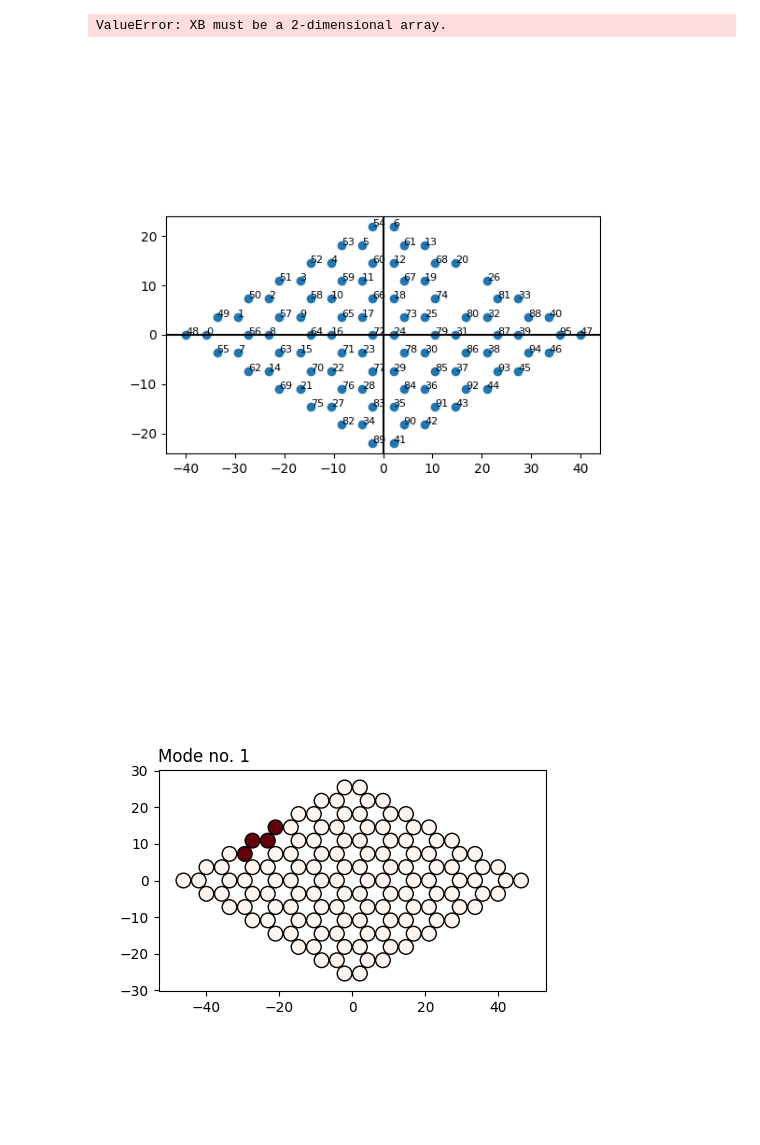
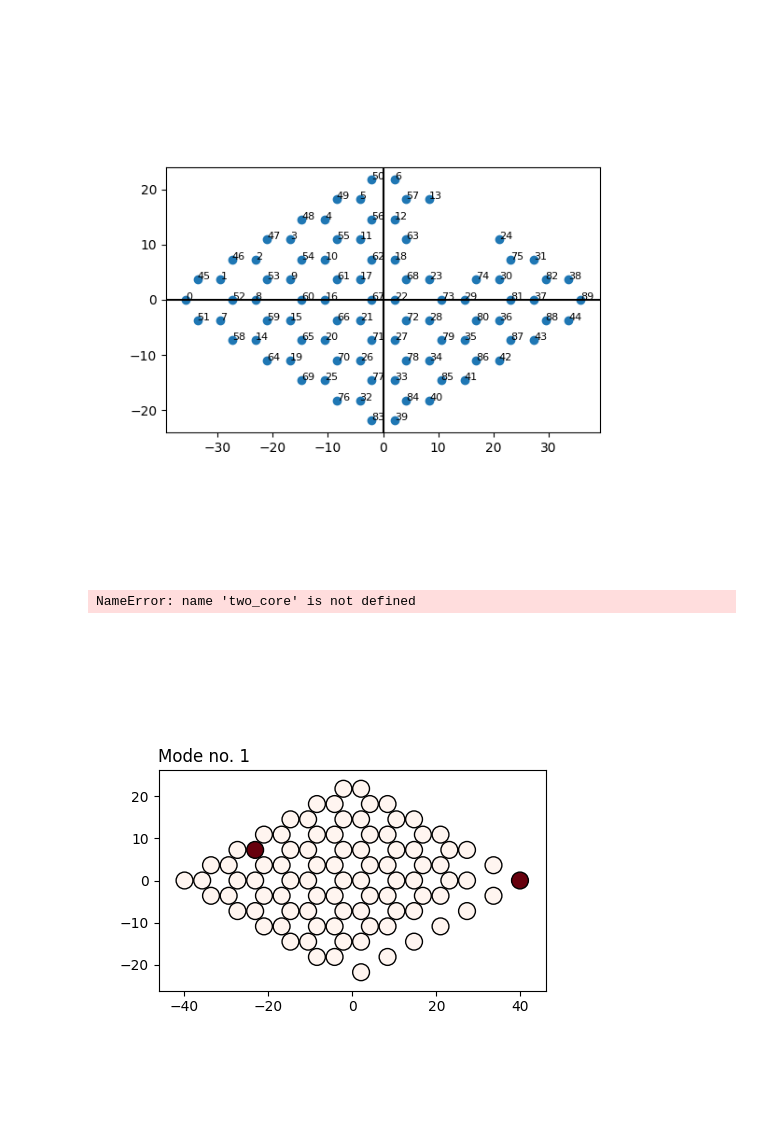
Before and after one commit to NRobertsF91W/PhD-Jupyter-Notebooks, a Jupyter notebook: Finite difference propagation.ipynb, the cells around one changed output. Cells and saved outputs as stored; diff of their text form; code cells hidden in the pictures.

```diff
--- a/Finite difference propagation.ipynb
+++ b/Finite difference propagation.ipynb
@@ -81,7 +82,7 @@ def plot_coloured_chain(intensities, circ_size, circ_locations, label, ):
     return
 # %%
 
-point_list = build_honeycomb(8, 8, 4.2)
+point_list = build_honeycomb(7, 7, 4.2)
 fig_plot = plt.figure(figsize=(10,10))
 ax_plot = fig_plot.add_subplot(111)
 ax_plot.axhline(0, color='black')
@@ -128,8 +129,6 @@ pos = np.array(pos)
 points_to_keep = np.where(cdist(point_list, pos, 'euclidean')>2, False, True )
 index_to_keep = np.invert(np.any(points_to_keep, axis=1))
 deformed_lattice= point_list[index_to_keep]
-# %% [output]
-ValueError: XB must be a 2-dimensional array.
 # %%
 fig_deformed_lattice_plot = plt.figure(figsize=(6,6))
 ax_deformed_lattice_plot = fig_deformed_lattice_plot.add_subplot(111)
@@ -144,7 +143,7 @@ for i in range(len(deformed_lattice)):
 
 plt.show()
 # %% [output]
-[figure, old version]
+[figure, new version]
 # %%
 def find_c_haldane(pair_list, pitch, coupling_c1, coupling_c2, M, beta_0):
     """
@@ -244,16 +243,16 @@ def find_c(pair_list, pitch, coupling_c, beta_straight, twist, with_onsite=True)
 
     return full_C#beta_super,eigvecs
 # %%
-C_MATRIX = find_c(point_list, 4.2, 6700.0, 5876619.5, 800.0 , with_onsite=False)
+# C_MATRIX = find_c(point_list, 4.2, 6700.0, 5876619.5, 1500.0 , with_onsite=False)
 
-# C_MATRIX = find_c_haldane(deformed_lattice, 4.2, 1.0, -0.20, 0.1, 0)#5876619.5)
+C_MATRIX = find_c_haldane(deformed_lattice, 4.2, 1.0, 0.20, 0.1, 0)#5876619.5)
 # C_MATRIX = find_c_haldane(point_list, 4.2, 1.0, -0.20, 0.1, 0)#5876619.5)
 INIT_EXCITATION = np.zeros(np.shape(C_MATRIX)[0], dtype=np.complex128)
 # INIT_EXCITATION[17] = 1
+INIT_EXCITATION[48] = 1#-1.0j
 INIT_EXCITATION[2] = 1
-INIT_EXCITATION[67] = 1
-INIT_EXCITATION[3] = 1
-INIT_EXCITATION[68] = 1
+# INIT_EXCITATION[3] = 1
+# INIT_EXCITATION[68] = 1
 # INIT_EXCITATION[29] = 1
 # INIT_EXCITATION[5] = -1
 # INIT_EXCITATION[47] = -1
@@ -295,9 +294,12 @@ def loop_FD(coupling_matrix, number_of_steps, initial_state, step_size):
         # print(phis[:,i])
     return phis
 # %%
+two_core = np.array([[0,100],[100,0]])
 two_core_phi_mat = loop_FD(two_core, 1000, np.array([1,0]), 0.0001)
 
 intensity_two_core = two_core_phi_mat*np.conjugate(two_core_phi_mat) / np.sum(two_core_phi_mat*np.conjugate(two_core_phi_mat), axis=0)
+# %% [output]
+NameError: name 'two_core' is not defined
 # %%
 def loop_FD_with_driving(coupling_matrix, number_of_steps, initial_state, step_size, driving_cores, driven_beta, driving_amp):
     phis = np.zeros((np.shape(coupling_matrix)[0],number_of_steps), dtype=np.complex128)
@@ -311,26 +313,26 @@ def loop_FD_with_driving(coupling_matrix, number_of_steps, initial_state, step_s
 
 # intensity_two_core = two_core_phi_mat*np.conjugate(two_core_phi_mat) / np.sum(two_core_phi_mat*np.conjugate(two_core_phi_mat), axis=0)
 # %%
-phi_mat = loop_FD(C_MATRIX, 5000, INIT_EXCITATION, DELTA_Z)
-# phi_mat_with_driving = loop_FD_with_driving(C_MATRIX, 100000, INIT_EXCITATION, DELTA_Z, INIT_EXCITATION, +50.0, 10)
+phi_mat = loop_FD(C_MATRIX, 10000, INIT_EXCITATION, DELTA_Z)
+# phi_mat_with_driving = loop_FD_with_driving(C_MATRIX, 100000, INIT_EXCITATION, DELTA_Z, INIT_EXCITATION, +100.0, 5)
 # print(phi_mat_with_driving[18,:]*np.conjugate(phi_mat_with_driving[18,:]))
 # intensity_to_plot_with_driving = phi_mat_with_driving*np.conjugate(phi_mat_with_driving)#/ np.sum(phi_mat_with_driving*np.conjugate(phi_mat_with_driving), axis=0)
 intensity_to_plot = phi_mat*np.conjugate(phi_mat) / np.sum(phi_mat*np.conjugate(phi_mat), axis=0)
 
 # init_int_with_driving_start = phi_mat_with_driving[:,0]*np.conjugate(phi_mat_with_driving[:,0]) #/ np.sum(phi_mat_with_driving[:,0]*np.conjugate(phi_mat_with_driving[:,0]))
 # init_int_with_driving_end = phi_mat_with_driving[:,-1]*np.conjugate(phi_mat_with_driving[:,-1]) #/ np.sum(phi_mat_with_driving[:,-1]*np.conjugate(phi_mat_with_driving[:,-1]))
 
 
 # init_int_start = phi_mat[:,0]*np.conjugate(phi_mat[:,0]) / np.sum(phi_mat[:,0]*np.conjugate(phi_mat[:,0]))
 # init_int_end = phi_mat[:,-1]*np.conjugate(phi_mat[:,-1]) / np.sum(phi_mat[:,-1]*np.conjugate(phi_mat[:,-1]))
 # for i in range(10)
 # plot_coloured_chain(init_int_with_driving_start, 4, point_list, 1)
 # plot_coloured_chain(init_int_with_driving_end, 4, point_list, 1)
 
 plot_coloured_chain(intensity_to_plot[:,0], 4, point_list, 1)
 # plot_coloured_chain(init_int_end, 4, point_list, 1)
 # %% [output]
-[figure, old version]
+[figure, new version]
 # %%
 # loc_list =  np.array([[-2,0],[2,0]])
 
```
Also changed, not shown: parts of 7 cells of this notebook, 6 other files.
